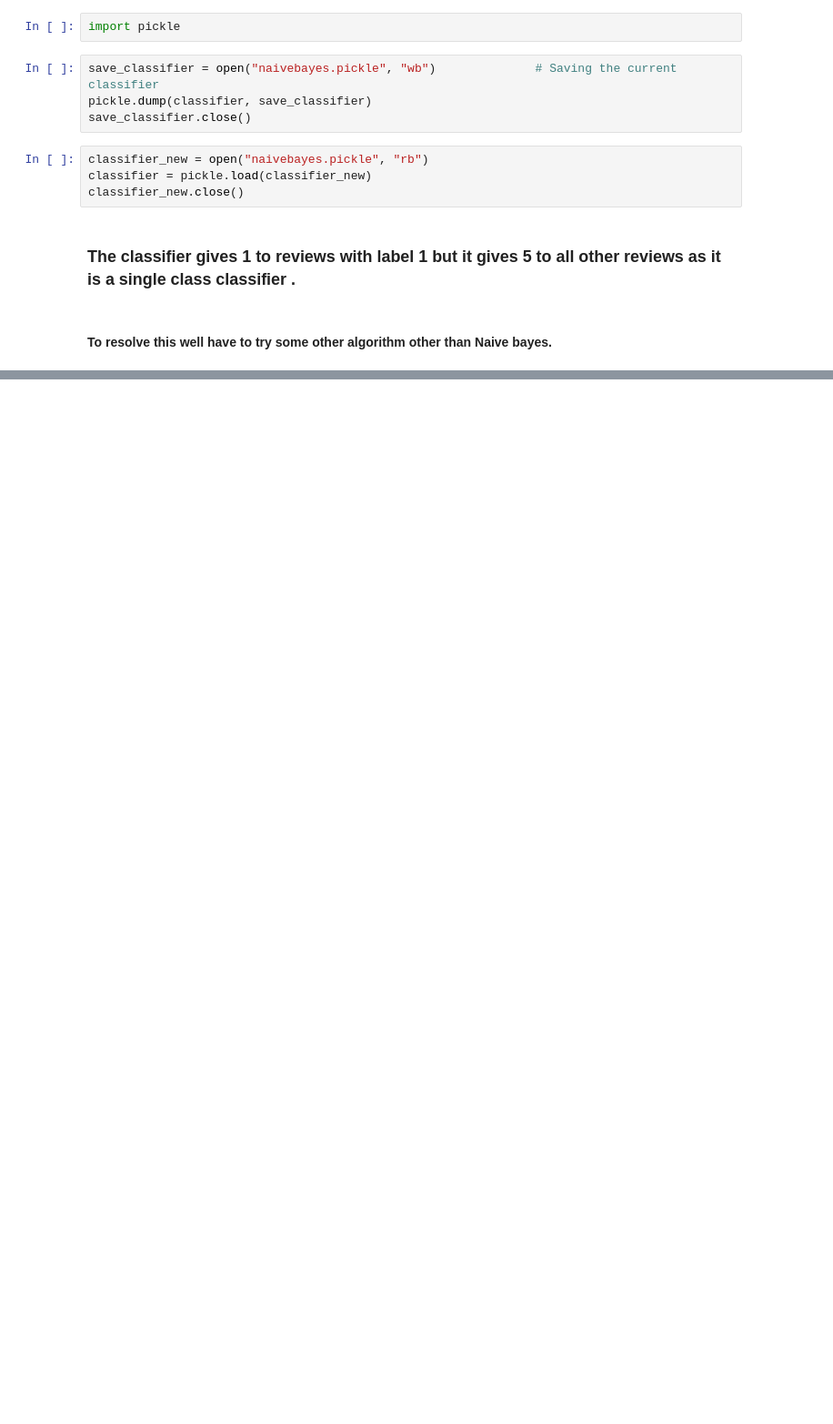
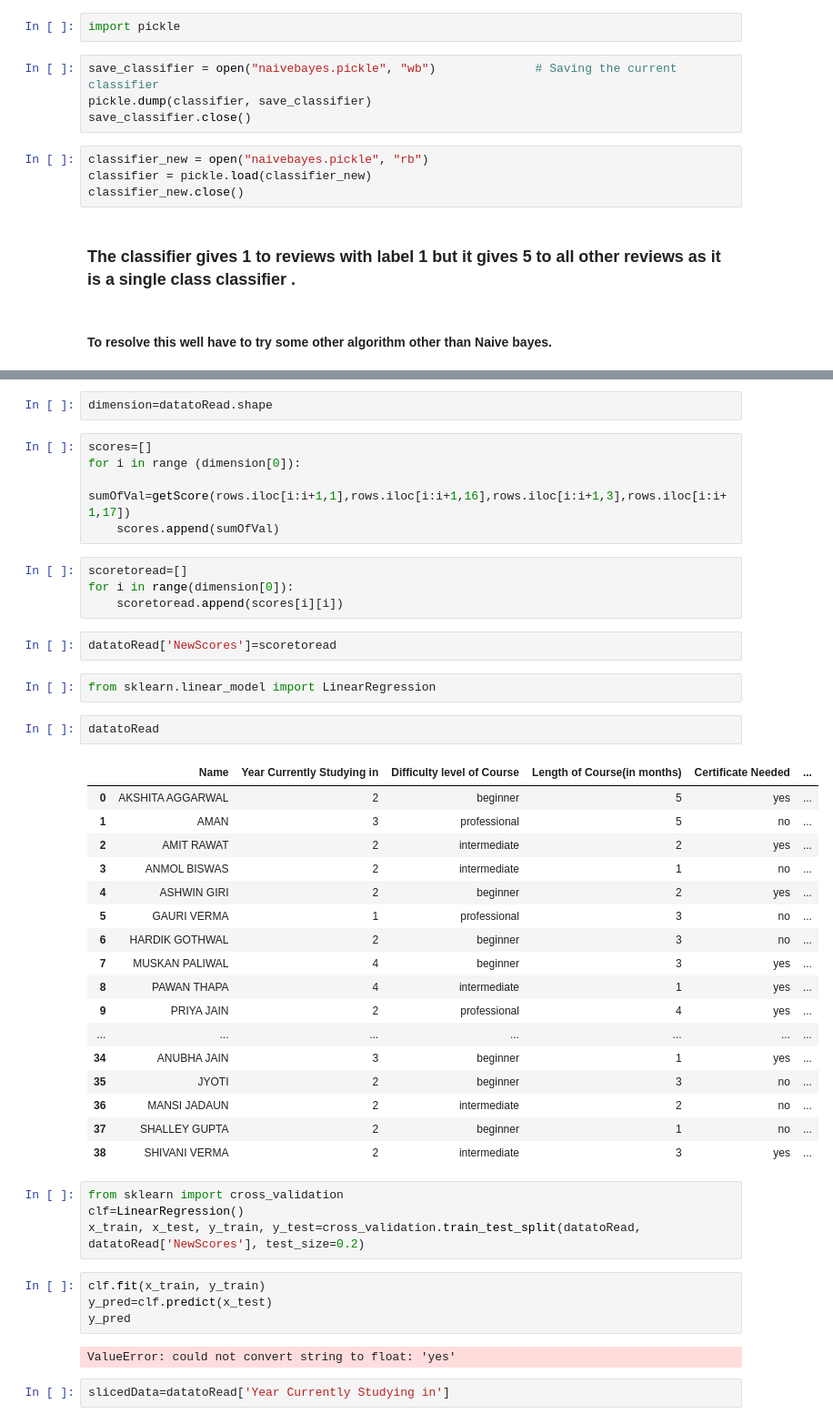
Before and after one commit to achin1tya/MinorProject-, a Jupyter notebook: MinorProjectClassifier01.ipynb, the cells around one changed output, grey strips where cells are left out. Shown at 91% size. Saved outputs shown, nothing was run; the diff lists cells and outputs as text; blank space fills up the shorter version.

```diff
--- a/MinorProjectClassifier01.ipynb
+++ b/MinorProjectClassifier01.ipynb
@@ -450,0 +810,47 @@ classifier_new.close()
+# %%
+dimension=datatoRead.shape
+# %%
+scores=[]
+for i in range (dimension[0]):
+    sumOfVal=getScore(rows.iloc[i:i+1,1],rows.iloc[i:i+1,16],rows.iloc[i:i+1,3],rows.iloc[i:i+1,17])
+    scores.append(sumOfVal)
+# %%
+scoretoread=[]
+for i in range(dimension[0]):
+    scoretoread.append(scores[i][i])
+# %%
+datatoRead['NewScores']=scoretoread
+# %%
+from sklearn.linear_model import LinearRegression
+# %%
+datatoRead
+# %% [output]
+|  | Name | Year Currently Studying in | Difficulty level of Course | Length of Course(in months) | Certificate Needed | ... |
+| 0 | AKSHITA AGGARWAL | 2 | beginner | 5 | yes | ... |
+| 1 | AMAN | 3 | professional | 5 | no | ... |
+| 2 | AMIT RAWAT | 2 | intermediate | 2 | yes | ... |
+| 3 | ANMOL BISWAS | 2 | intermediate | 1 | no | ... |
+| 4 | ASHWIN GIRI | 2 | beginner | 2 | yes | ... |
+| 5 | GAURI VERMA | 1 | professional | 3 | no | ... |
+| 6 | HARDIK GOTHWAL | 2 | beginner | 3 | no | ... |
+| 7 | MUSKAN PALIWAL | 4 | beginner | 3 | yes | ... |
+| 8 | PAWAN THAPA | 4 | intermediate | 1 | yes | ... |
+| 9 | PRIYA JAIN | 2 | professional | 4 | yes | ... |
+| ... | ... | ... | ... | ... | ... | ... |
+| 34 | ANUBHA JAIN | 3 | beginner | 1 | yes | ... |
+| 35 | JYOTI | 2 | beginner | 3 | no | ... |
+| 36 | MANSI JADAUN | 2 | intermediate | 2 | no | ... |
+| 37 | SHALLEY GUPTA | 2 | beginner | 1 | no | ... |
+| 38 | SHIVANI VERMA | 2 | intermediate | 3 | yes | ... |
+# %%
+from sklearn import cross_validation
+clf=LinearRegression()
+x_train, x_test, y_train, y_test=cross_validation.train_test_split(datatoRead, datatoRead['NewScores'], test_size=0.2)
+# %%
+clf.fit(x_train, y_train)
+y_pred=clf.predict(x_test)
+y_pred
+# %% [output]
+ValueError: could not convert string to float: 'yes'
+# %%
+slicedData=datatoRead['Year Currently Studying in']
```
Also changed, not shown: parts of 105 cells of this notebook, 2 other files.
